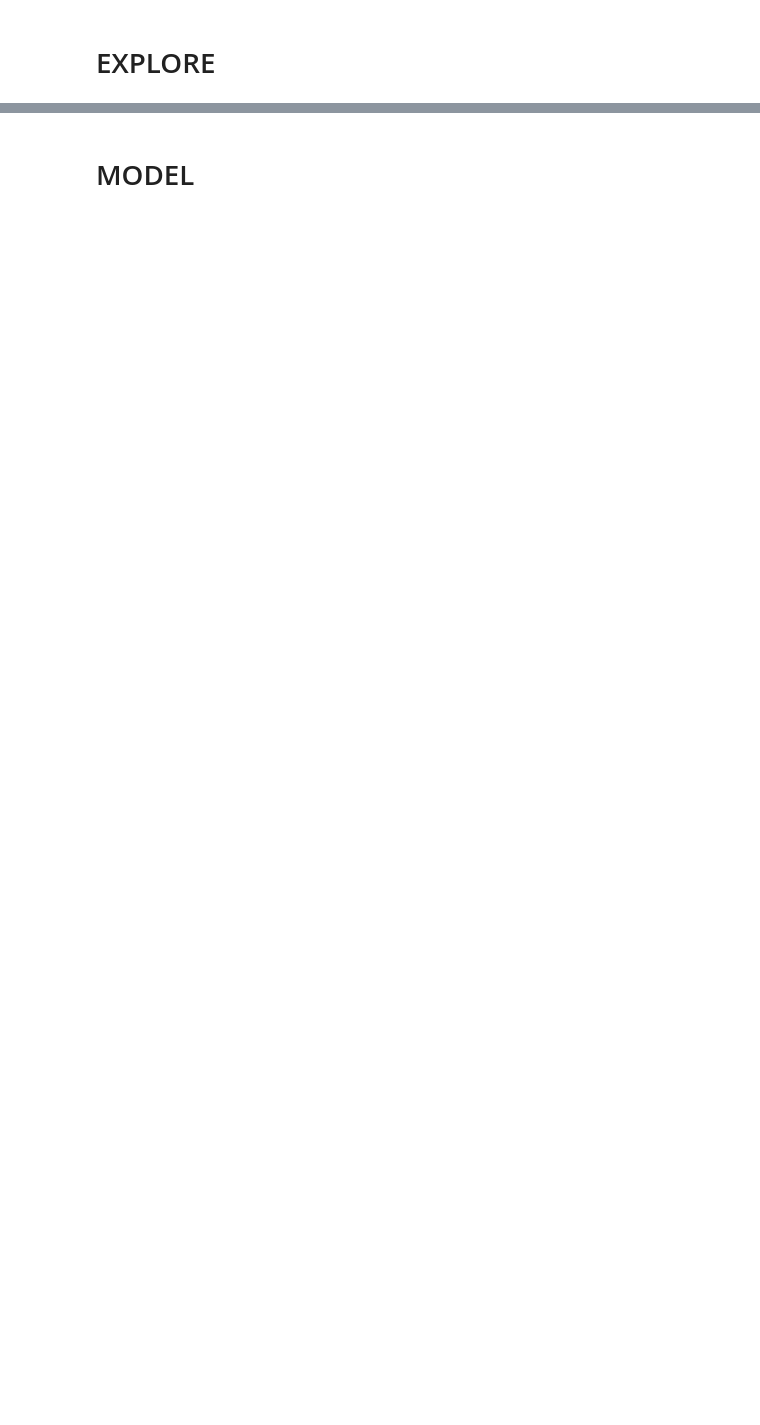
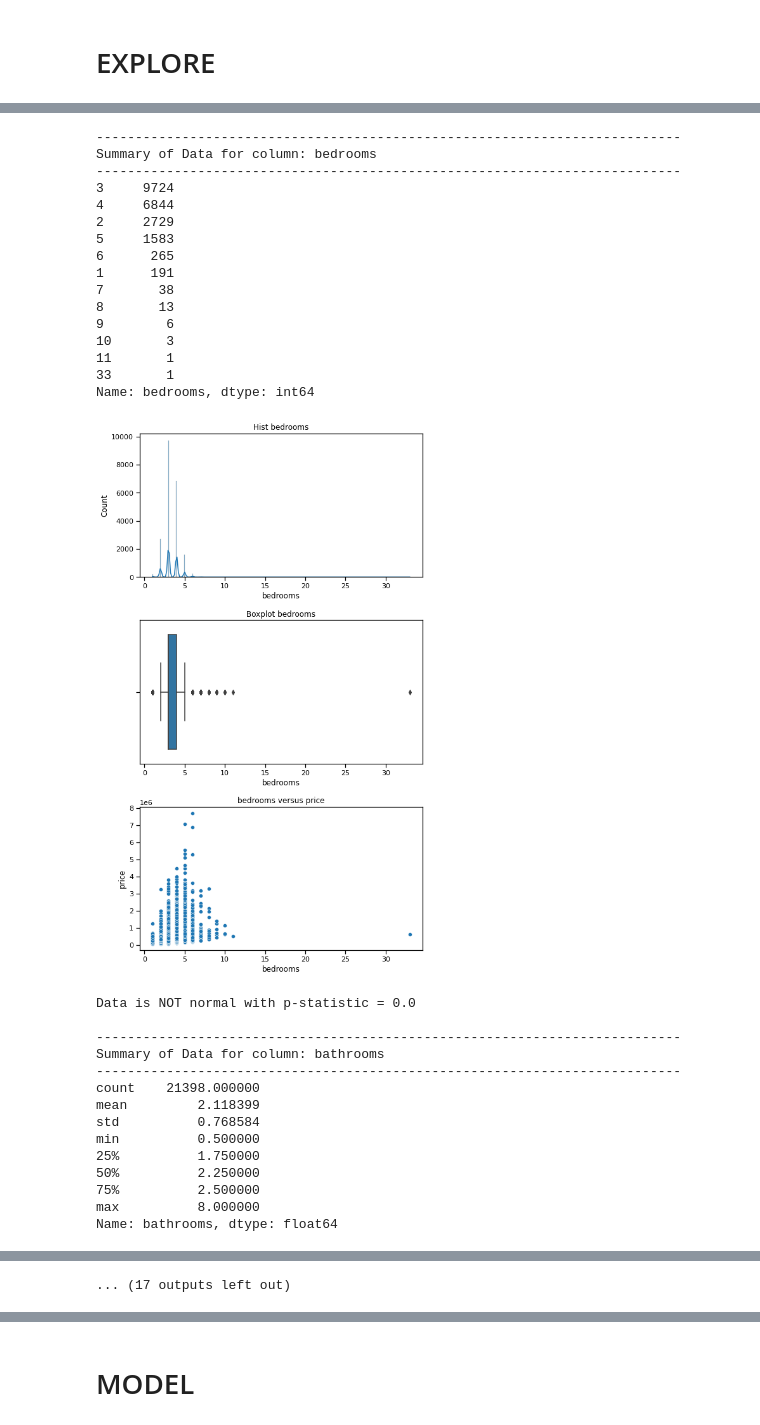
Before and after one commit to thetriggestcove/dsc-phase-2-project, a Jupyter notebook: index.ipynb, the cells around one changed output, grey strips where cells are left out. Drawn from its saved outputs; the diff is of its cells as text; code cells hidden in the pictures; blank space fills up the shorter version.

```diff
--- a/index.ipynb
+++ b/index.ipynb
@@ -27,0 +676,37 @@ ___
+# %%
+# Run explore function for initial set of columns on data with
+# outliers still left in
+
+df_meta = explore_data(explore_cols, df, 'price')
+# %% [output]
+---------------------------------------------------------------------------
+Summary of Data for column: bedrooms
+---------------------------------------------------------------------------
+3     9724
+4     6844
+2     2729
+5     1583
+6      265
+1      191
+7       38
+8       13
+9        6
+10       3
+11       1
+33       1
+Name: bedrooms, dtype: int64
+[figure, added]
+Data is NOT normal with p-statistic = 0.0
+
+---------------------------------------------------------------------------
+Summary of Data for column: bathrooms
+---------------------------------------------------------------------------
+count    21398.000000
+mean         2.118399
+std          0.768584
+min          0.500000
+25%          1.750000
+50%          2.250000
+75%          2.500000
+max          8.000000
+Name: bathrooms, dtype: float64
@@ -27,0 +766 @@ ___
+... (17 outputs left out)
```
Also changed, not shown: parts of 214 cells of this notebook, 2 other files.
